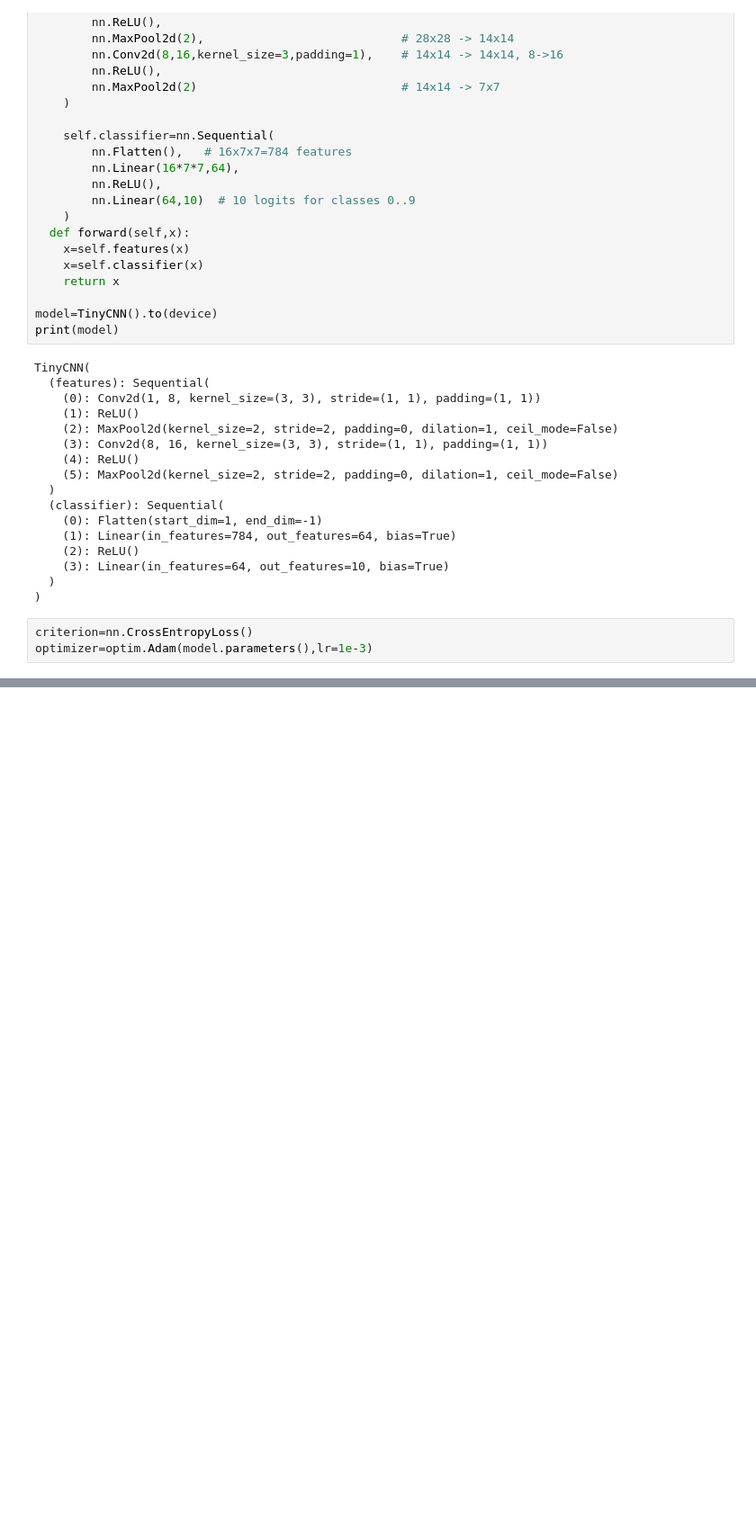
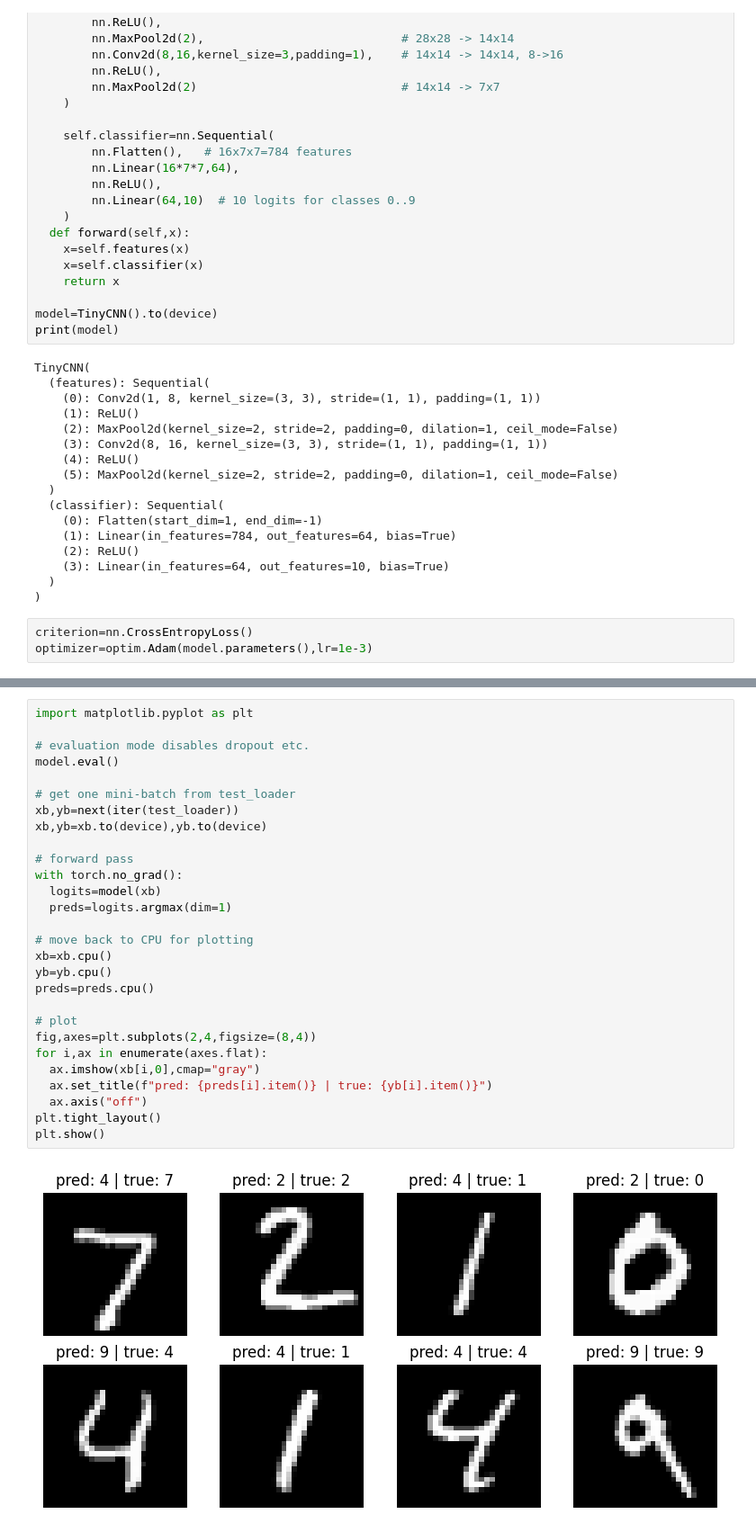
Before and after one commit to stanley1208/AI-Learning, a Jupyter notebook: TinyCNN.ipynb, the cells around one changed output, grey strips where cells are left out. Shown at 90% size. Saved outputs shown, nothing was run; the diff lists cells and outputs as text; blank space fills up the shorter version.

```diff
--- a/TinyCNN.ipynb
+++ b/TinyCNN.ipynb
@@ -96,0 +124,30 @@ def train_epoch(model,loader,criterion,optimizer,device):
+# %%
+import matplotlib.pyplot as plt
+
+# evaluation mode disables dropout etc.
+model.eval()
+
+# get one mini-batch from test_loader
+xb,yb=next(iter(test_loader))
+xb,yb=xb.to(device),yb.to(device)
+
+# forward pass
+with torch.no_grad():
+  logits=model(xb)
+  preds=logits.argmax(dim=1)
+
+# move back to CPU for plotting
+xb=xb.cpu()
+yb=yb.cpu()
+preds=preds.cpu()
+
+# plot
+fig,axes=plt.subplots(2,4,figsize=(8,4))
+for i,ax in enumerate(axes.flat):
+  ax.imshow(xb[i,0],cmap="gray")
+  ax.set_title(f"pred: {preds[i].item()} | true: {yb[i].item()}")
+  ax.axis("off")
+plt.tight_layout()
+plt.show()
+# %% [output]
+[figure, added]
```
Also changed, not shown: parts of 5 cells of this notebook.
